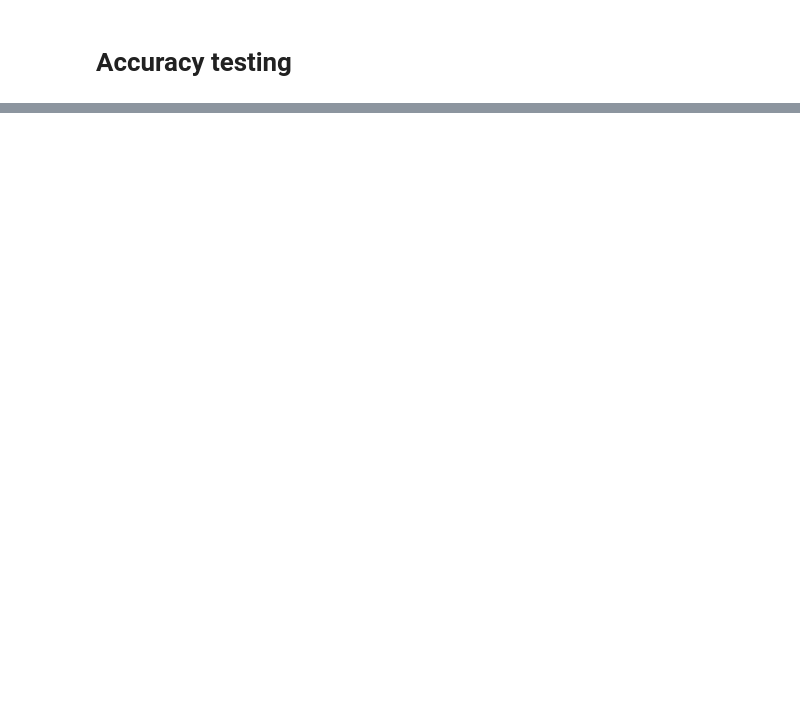
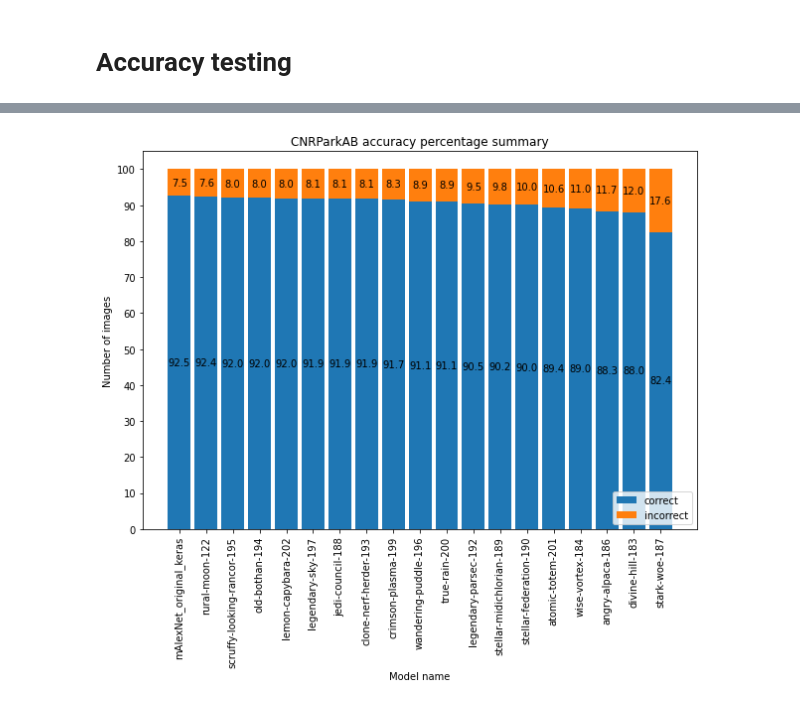
Before and after one commit to krockamichael/Extending-Parking-Occupancy-Detection-Model-for-Night-Lighting-and-Snowy-Weather-Conditions, a Jupyter notebook: DP.ipynb, the cells around one changed output, grey strips where cells are left out. Saved outputs shown, nothing was run; the diff lists cells and outputs as text; code cells hidden in the pictures; blank space fills up the shorter version.

Commit message:
update jupyter notebook files to their final form and add trained model files

```diff
--- a/DP.ipynb
+++ b/DP.ipynb
@@ -287,0 +429,39 @@ In Ubuntu as .py files.
+# %%
+def create_accuracy_percentage_plot(num_correct:list, dataset_path, dataset_name:str):
+    model_names = ('angry-alpaca-186', 'atomic-totem-201', 'clone-nerf-herder-193', 'crimson-plasma-199', 'divine-hill-183',
+                   'jedi-council-188', 'legendary-parsec-192', 'legendary-sky-197', 'lemon-capybara-202', 'mAlexNet_original_keras',
+                   'old-bothan-194', 'rural-moon-122', 'scruffy-looking-rancor-195', 'stark-woe-187', 'stellar-federation-190',
+                   'stellar-midichlorian-189', 'true-rain-200', 'wandering-puddle-196', 'wise-vortex-184')
+
+    # sort lists - order from highest accuracy to lowest
+    dataset_size = sum(count_file_lines(dataset) for dataset in dataset_path) if type(dataset_path) == list else count_file_lines(dataset_path)
+    num_incorrect = [dataset_size - v for v in num_correct]
+    sorted_list = sorted(zip(num_correct, num_incorrect, model_names), key=lambda x: x[0], reverse=True)
+    num_correct, num_incorrect, model_names = zip(*sorted_list)
+
+    # calculate % accuracy
+    percent_correct = [v * 100 / dataset_size for v in num_correct]
+    percent_incorrect = [v * 100 / dataset_size for v in num_incorrect]
+    ind = np.arange(len(model_names))
+    width = 0.85
+
+    # create bars and add percentages as bar labels
+    _, ax = plt.subplots(figsize=(10,7))
+    p1 = ax.bar(ind, percent_correct, width)
+    p2 = ax.bar(ind, percent_incorrect, width, bottom=percent_correct)
+    ax.bar_label(p1, [round(v, 1) for v in percent_correct], label_type='center')
+    ax.bar_label(p2, [round(v, 1) if round(v, 1) != 0.0 else '' for v in percent_incorrect], label_type='center')
+
+    plt.title(f'{dataset_name} accuracy percentage summary')
+    plt.ylabel('Number of images')
+    plt.xlabel('Model name')
+    plt.xticks(ind, model_names, rotation=90)
+    plt.yticks(np.arange(0, 101, 10))
+    plt.legend((p1[0], p2[0]), ('correct', 'incorrect'), loc='lower right')
+
+    plt.show()
+# %%
+CNRParkAB_num_correct = [11117, 11250, 11561, 11538, 11079, 11565, 11389, 11568, 11573, 11643, 11575, 11629, 11580, 10367, 11331, 11345, 11462, 11469, 11206]
+create_accuracy_percentage_plot(CNRParkAB_num_correct, CNRParkAB_PATH, 'CNRParkAB')
+# %% [output]
+[figure, added]
```
Also changed, not shown: parts of 48 cells of this notebook, 20 other files.
